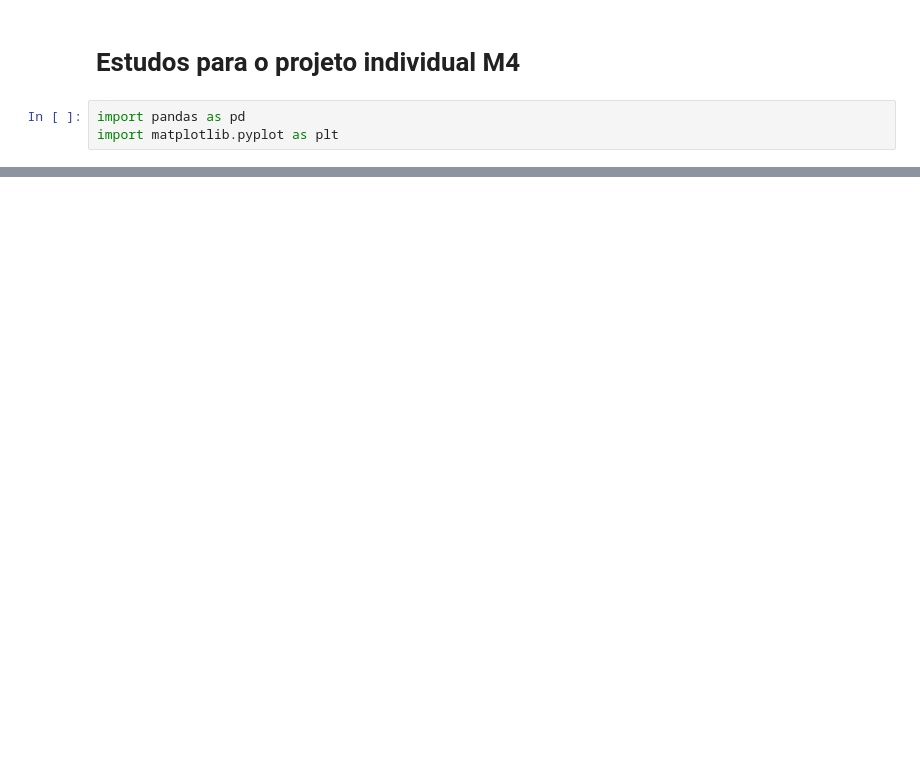
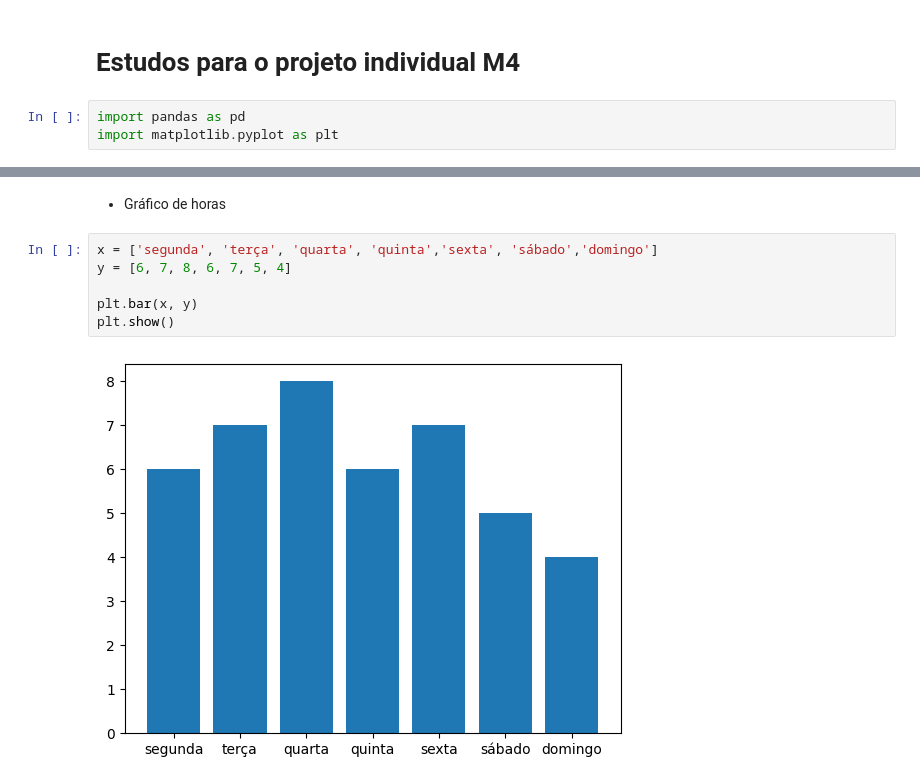
Before and after one commit to mathuscm/Projeto_M4_Relatorio-de-Progresso, a Jupyter notebook: projeto_m4_individual.ipynb, the cells around one changed output, grey strips where cells are left out. Cells and saved outputs as stored; diff of their text form; blank space fills up the shorter version.

```diff
--- a/projeto_m4_individual.ipynb
+++ b/projeto_m4_individual.ipynb
@@ -27,0 +47,10 @@ table
+# %% [markdown]
+* Gráfico de horas
+# %%
+x = ['segunda', 'terça', 'quarta', 'quinta','sexta', 'sábado','domingo']
+y = [6, 7, 8, 6, 7, 5, 4]
+
+plt.bar(x, y)
+plt.show()
+# %% [output]
+[figure, added]
```
Also changed, not shown: parts of 20 cells of this notebook.
